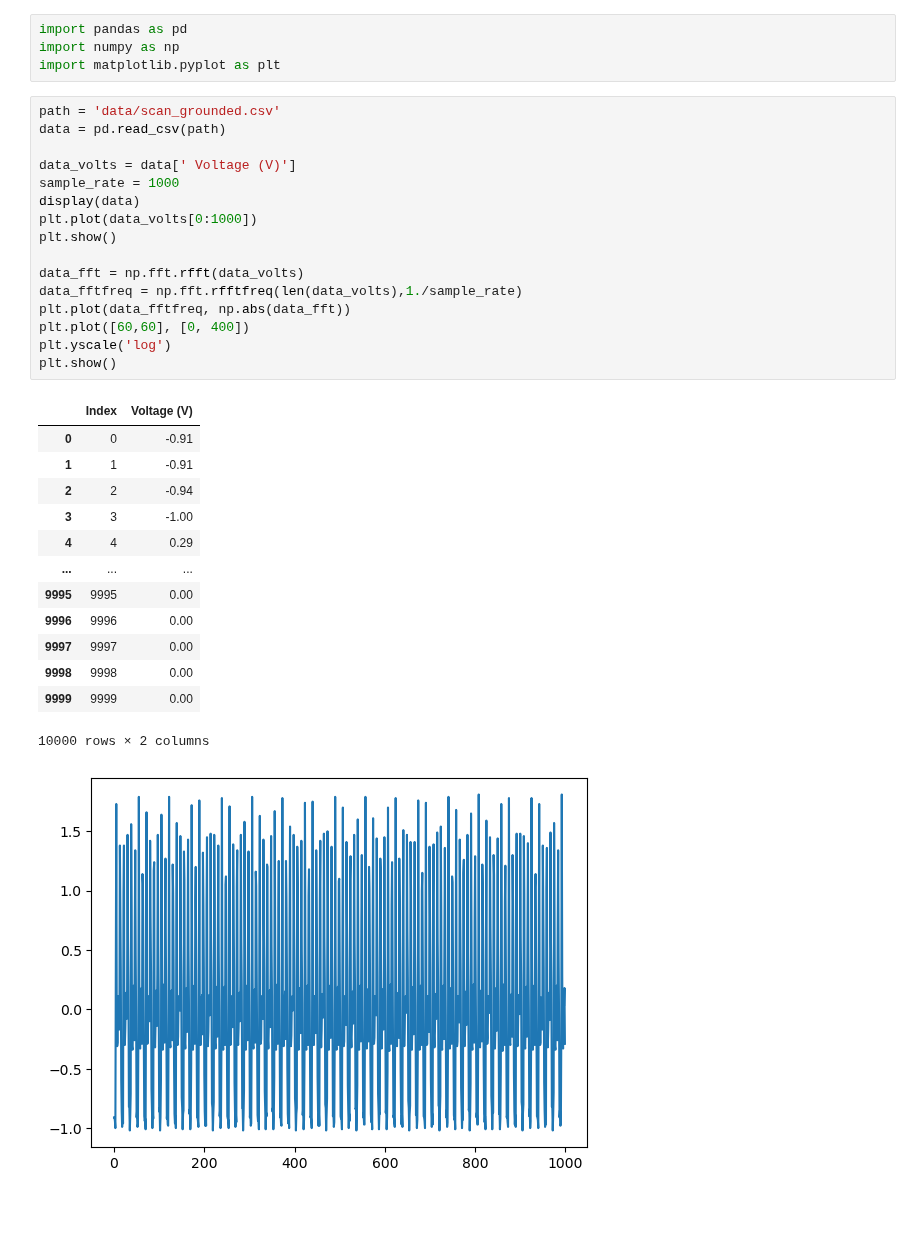
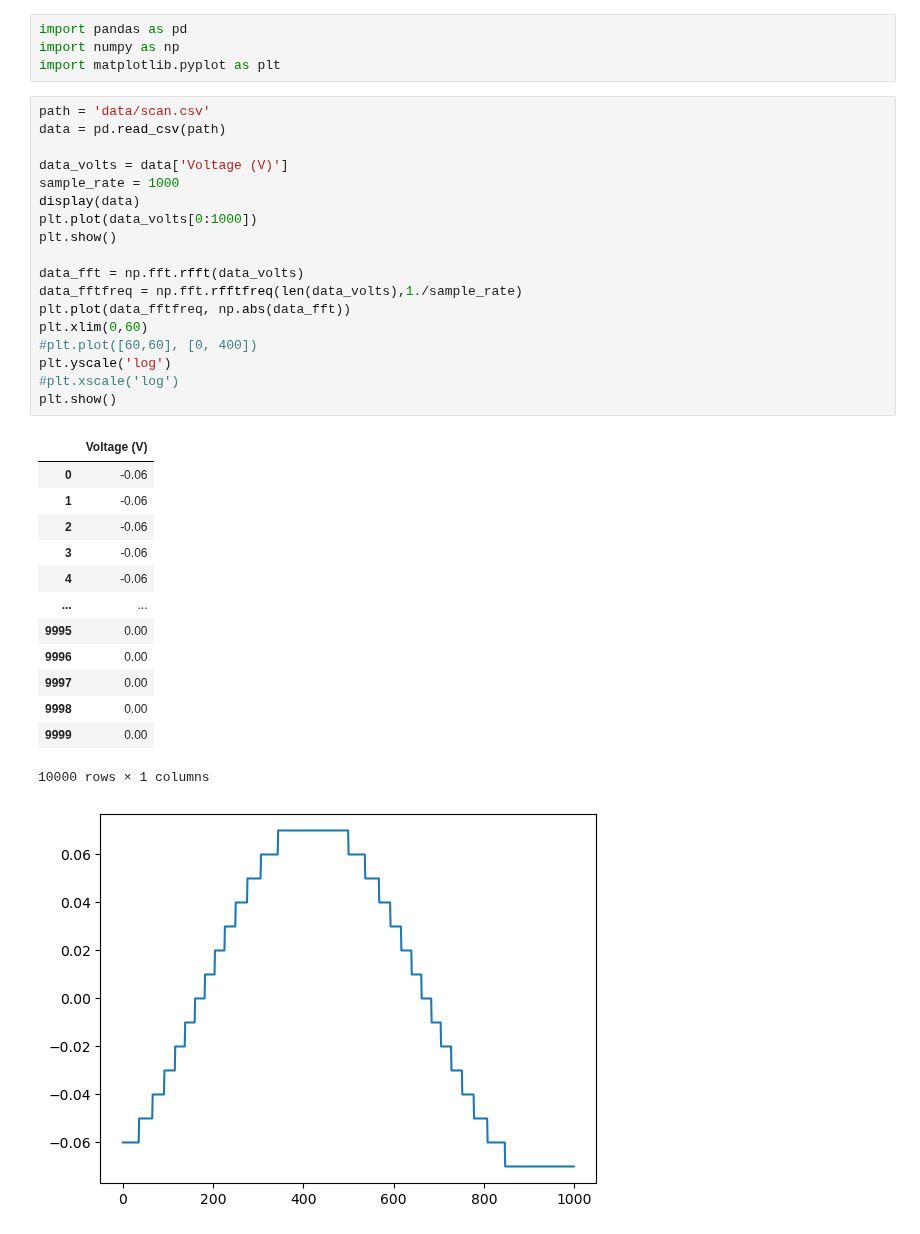
Before and after one commit to PhantomPickle/FDEM, a Jupyter notebook: FDEM_analysis.ipynb, the cells around one changed output. Saved outputs shown, nothing was run; the diff lists cells and outputs as text.

Commit message:
edited path csv is stored to

```diff
--- a/FDEM_analysis.ipynb
+++ b/FDEM_analysis.ipynb
@@ -3,33 +3,35 @@ import pandas as pd
 import numpy as np
 import matplotlib.pyplot as plt
 # %%
-path = 'data/scan_grounded.csv'
+path = 'data/scan.csv'
 data = pd.read_csv(path)
 
-data_volts = data[' Voltage (V)']
+data_volts = data['Voltage (V)']
 sample_rate = 1000
 display(data)
 plt.plot(data_volts[0:1000])
 plt.show()
 
 data_fft = np.fft.rfft(data_volts)
 data_fftfreq = np.fft.rfftfreq(len(data_volts),1./sample_rate)
 plt.plot(data_fftfreq, np.abs(data_fft))
-plt.plot([60,60], [0, 400])
+plt.xlim(0,60)
+#plt.plot([60,60], [0, 400])
 plt.yscale('log')
+#plt.xscale('log')
 plt.show()
 # %% [output]
-|  | Index | Voltage (V) |
-| 0 | 0 | -0.91 |
-| 1 | 1 | -0.91 |
-| 2 | 2 | -0.94 |
-| 3 | 3 | -1.00 |
-| 4 | 4 | 0.29 |
-| ... | ... | ... |
-| 9995 | 9995 | 0.00 |
-| 9996 | 9996 | 0.00 |
-| 9997 | 9997 | 0.00 |
-| 9998 | 9998 | 0.00 |
-| 9999 | 9999 | 0.00 |
+|  | Voltage (V) |
+| 0 | -0.06 |
+| 1 | -0.06 |
+| 2 | -0.06 |
+| 3 | -0.06 |
+| 4 | -0.06 |
+| ... | ... |
+| 9995 | 0.00 |
+| 9996 | 0.00 |
+| 9997 | 0.00 |
+| 9998 | 0.00 |
+| 9999 | 0.00 |
-10000 rows × 2 columns
+10000 rows × 1 columns
-[figure, old version]
+[figure, new version]
```
Also changed, not shown: parts of 1 cell of this notebook, 1 other file.
